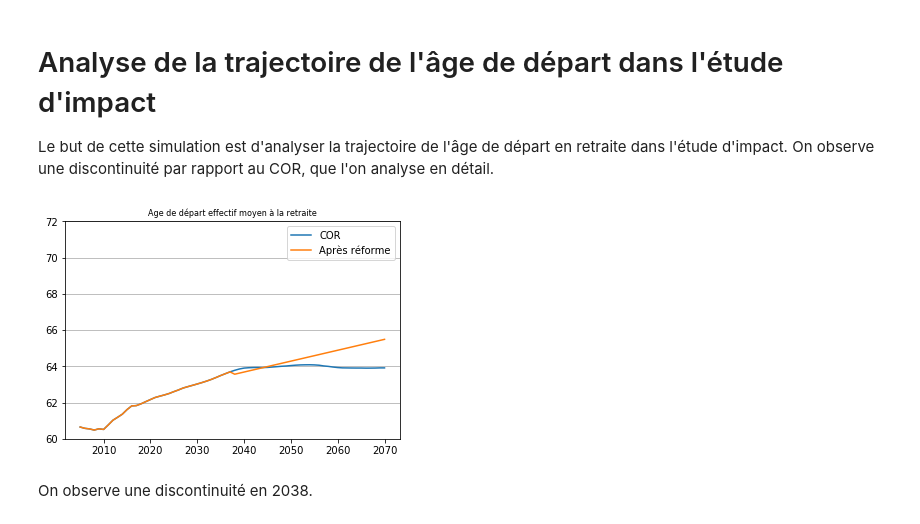
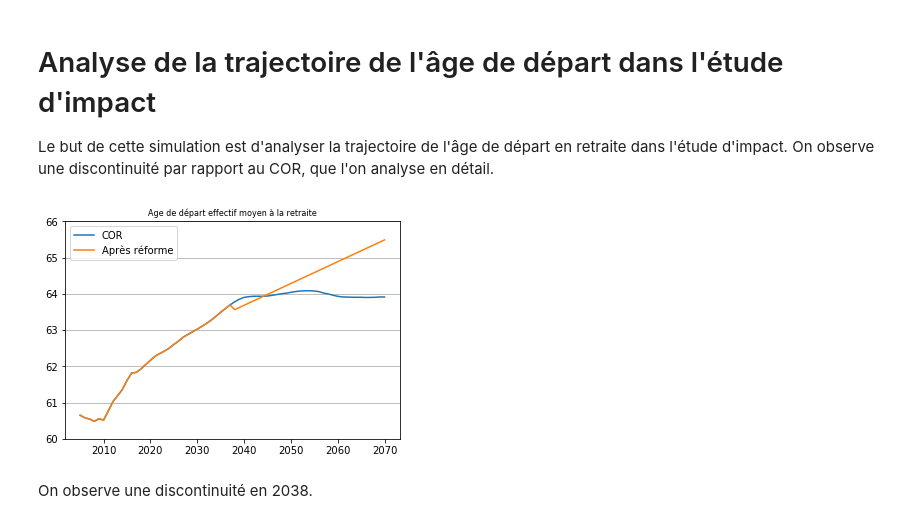
Before and after one commit to brunoscherrer/retraites, a Jupyter notebook: doc/EtudeImpact/simulation-Etude-Impact-analyse-age.ipynb, the cells around one changed output. Cells and saved outputs as stored; diff of their text form; code cells hidden in the pictures.

```diff
--- a/doc/EtudeImpact/simulation-Etude-Impact-analyse-age.ipynb
+++ b/doc/EtudeImpact/simulation-Etude-Impact-analyse-age.ipynb
@@ -21,12 +21,13 @@ scenarios = [scenario_central] # Scénario central : Hausse = +1.3% PIB
 # %%
 analyse_COR = simulateur.pilotageCOR()
 analyse_COR.graphique("A", dessine_legende= False, scenarios_indices = scenarios)
 analyse_etudeImpact.graphique("A", dessine_legende= False, scenarios_indices = scenarios)
 pl.legend(["COR","Après réforme"])
 pl.grid(axis="y")
+pl.ylim(top = 66.0)
 pl.savefig("../Article4/Simulation-Age-vs-COR.pdf")
 # %% [output]
-[figure, old version]
+[figure, new version]
 # %% [markdown]
 On observe une discontinuité en 2038.
 # %%
```
Also changed, not shown: 14 other files.
